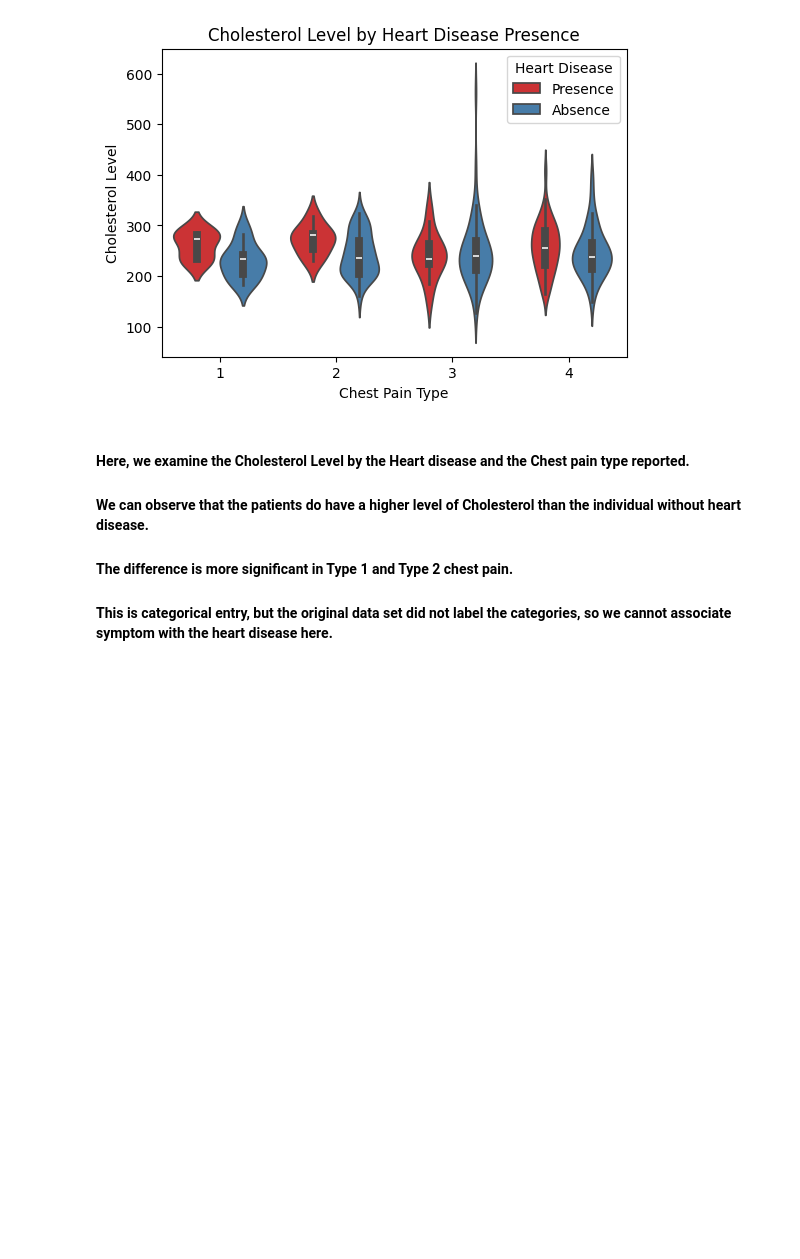
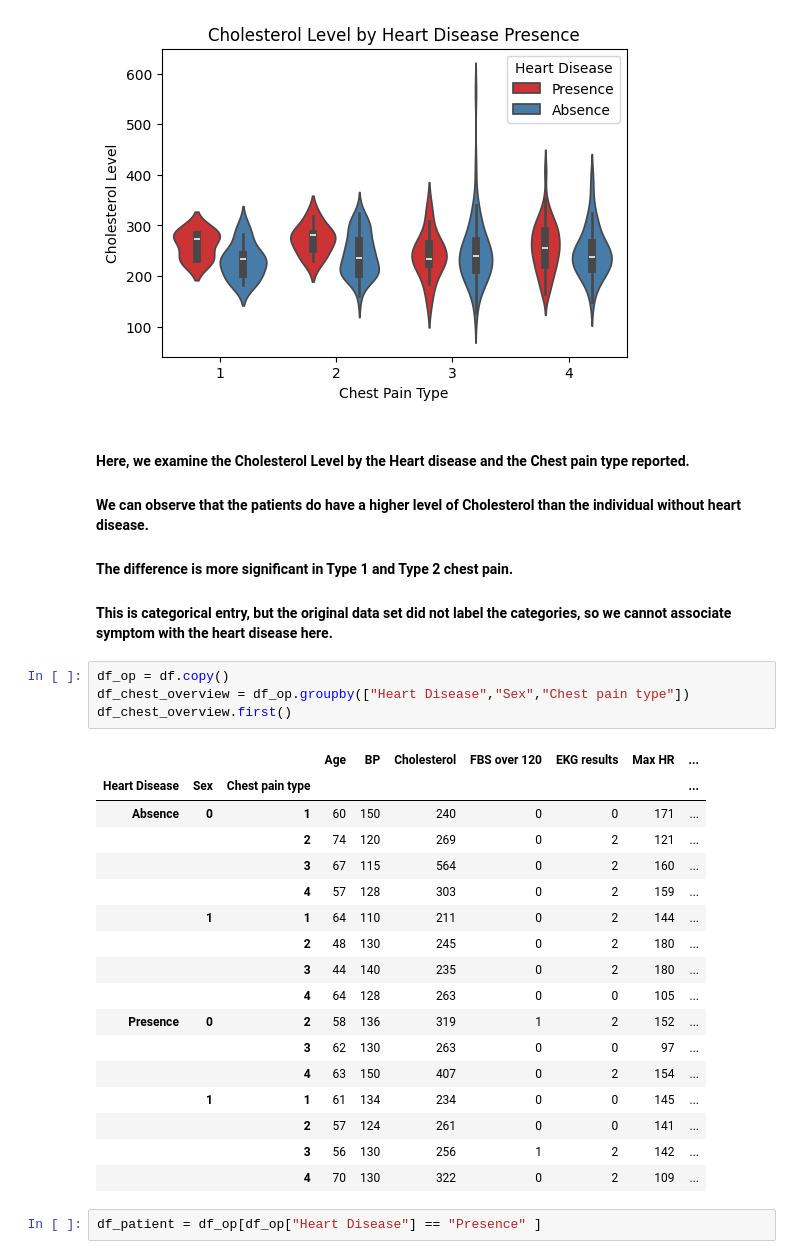
Before and after one commit to Enlightenus/Heart_disease_prediction, a Jupyter notebook: Heart_disease.ipynb, the cells around one changed output. Cells and saved outputs as stored; diff of their text form; blank space fills up the shorter version.

```diff
--- a/Heart_disease.ipynb
+++ b/Heart_disease.ipynb
@@ -115,3 +116,27 @@ Text(0, 0.5, 'Cholesterol Level')
 #### We can observe that the patients do have a higher level of Cholesterol than the individual without heart disease.
 #### The difference is more significant in Type 1 and Type 2 chest pain.
 #### This is categorical entry, but the original data set did not label the categories, so we cannot associate symptom with the heart disease here.
+# %%
+df_op = df.copy()
+df_chest_overview = df_op.groupby(["Heart Disease","Sex","Chest pain type"])
+df_chest_overview.first()
+# %% [output]
+|  |  |  | Age | BP | Cholesterol | FBS over 120 | EKG results | Max HR | ... |
+| Heart Disease | Sex | Chest pain type |  |  |  |  |  |  | ... |
+| Absence | 0 | 1 | 60 | 150 | 240 | 0 | 0 | 171 | ... |
+|  |  | 2 | 74 | 120 | 269 | 0 | 2 | 121 | ... |
+|  |  | 3 | 67 | 115 | 564 | 0 | 2 | 160 | ... |
+|  |  | 4 | 57 | 128 | 303 | 0 | 2 | 159 | ... |
+|  | 1 | 1 | 64 | 110 | 211 | 0 | 2 | 144 | ... |
+|  |  | 2 | 48 | 130 | 245 | 0 | 2 | 180 | ... |
+|  |  | 3 | 44 | 140 | 235 | 0 | 2 | 180 | ... |
+|  |  | 4 | 64 | 128 | 263 | 0 | 0 | 105 | ... |
+| Presence | 0 | 2 | 58 | 136 | 319 | 1 | 2 | 152 | ... |
+|  |  | 3 | 62 | 130 | 263 | 0 | 0 | 97 | ... |
+|  |  | 4 | 63 | 150 | 407 | 0 | 2 | 154 | ... |
+|  | 1 | 1 | 61 | 134 | 234 | 0 | 0 | 145 | ... |
+|  |  | 2 | 57 | 124 | 261 | 0 | 0 | 141 | ... |
+|  |  | 3 | 56 | 130 | 256 | 1 | 2 | 142 | ... |
+|  |  | 4 | 70 | 130 | 322 | 0 | 2 | 109 | ... |
+# %%
+df_patient = df_op[df_op["Heart Disease"] == "Presence" ]
```
Also changed, not shown: parts of 1 cell of this notebook.
